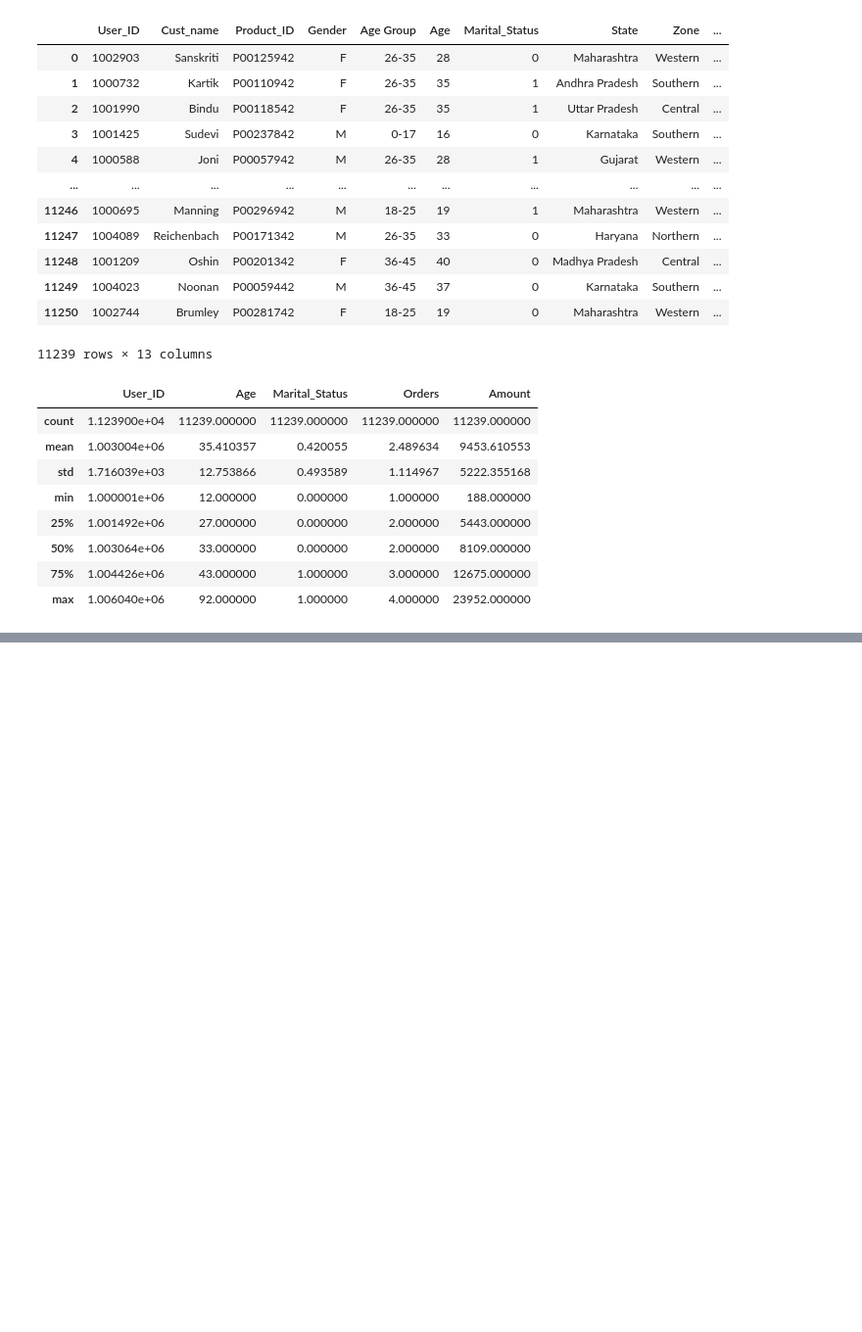
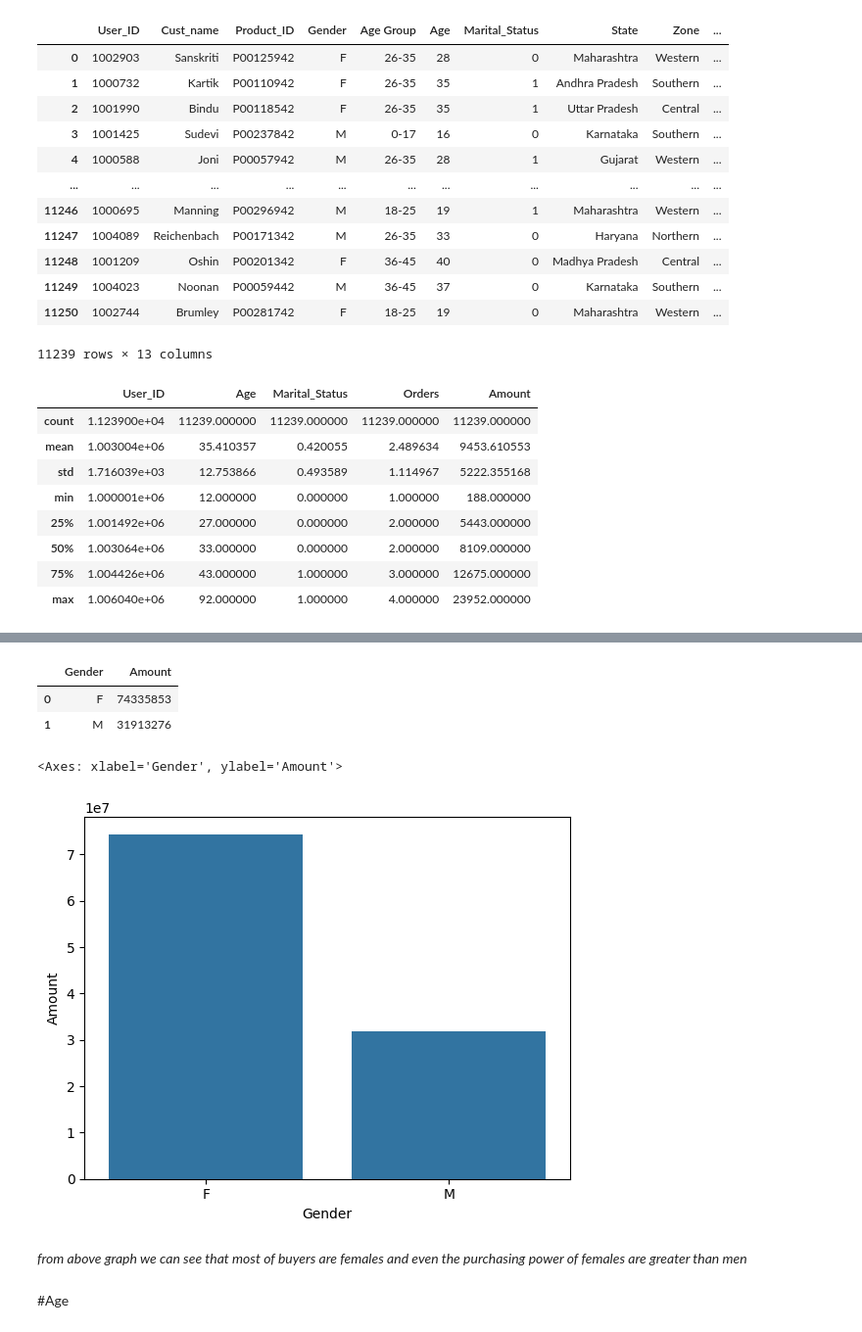
Before and after one commit to Sahilkushwaha7777/practice-project, a Jupyter notebook: diwali_sales_analytics.ipynb, the cells around one changed output, grey strips where cells are left out. Shown: that part at 98% size. Saved outputs shown, nothing was run; the diff lists cells and outputs as text; code cells hidden in the pictures; blank space fills up the shorter version.

```diff
--- a/diwali_sales_analytics.ipynb
+++ b/diwali_sales_analytics.ipynb
@@ -174,0 +205,17 @@ df.describe()
+# %%
+df.groupby(['Gender'], as_index = False)['Amount'].sum().sort_values(by = 'Amount', ascending = False)
+# %% [output]
+|  | Gender | Amount |
+| 0 | F | 74335853 |
+| 1 | M | 31913276 |
+# %%
+sales_gen = df.groupby(['Gender'], as_index = False)['Amount'].sum().sort_values(by = 'Amount', ascending = False)
+
+sns.barplot( x = 'Gender', y = 'Amount', data= sales_gen)
+# %% [output]
+<Axes: xlabel='Gender', ylabel='Amount'>
+[figure, added]
+# %% [markdown]
+*from above graph we can see that most of buyers are females and even the purchasing power of females are greater than men*
+# %% [markdown]
+#Age
```
Also changed, not shown: parts of 6 cells of this notebook.
